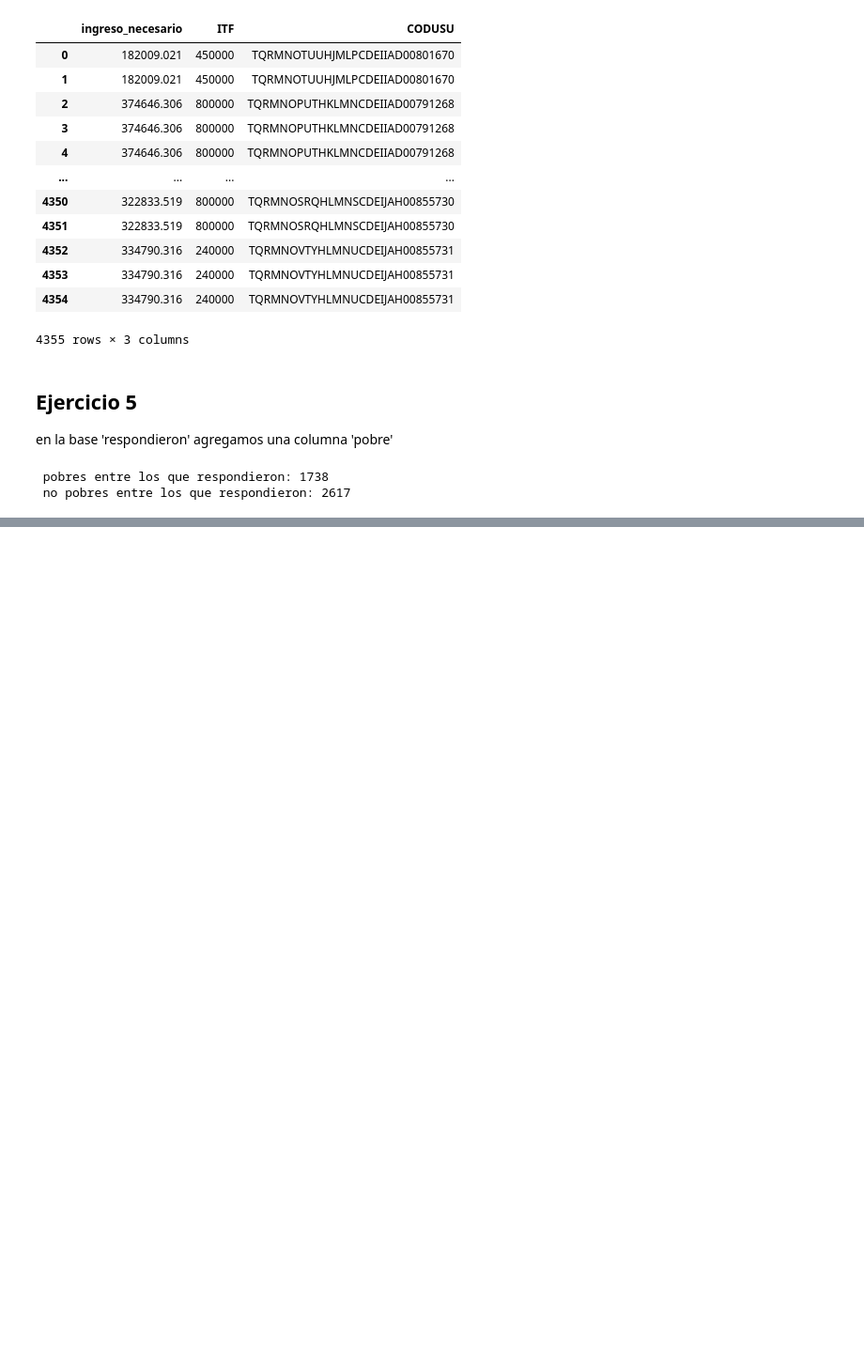
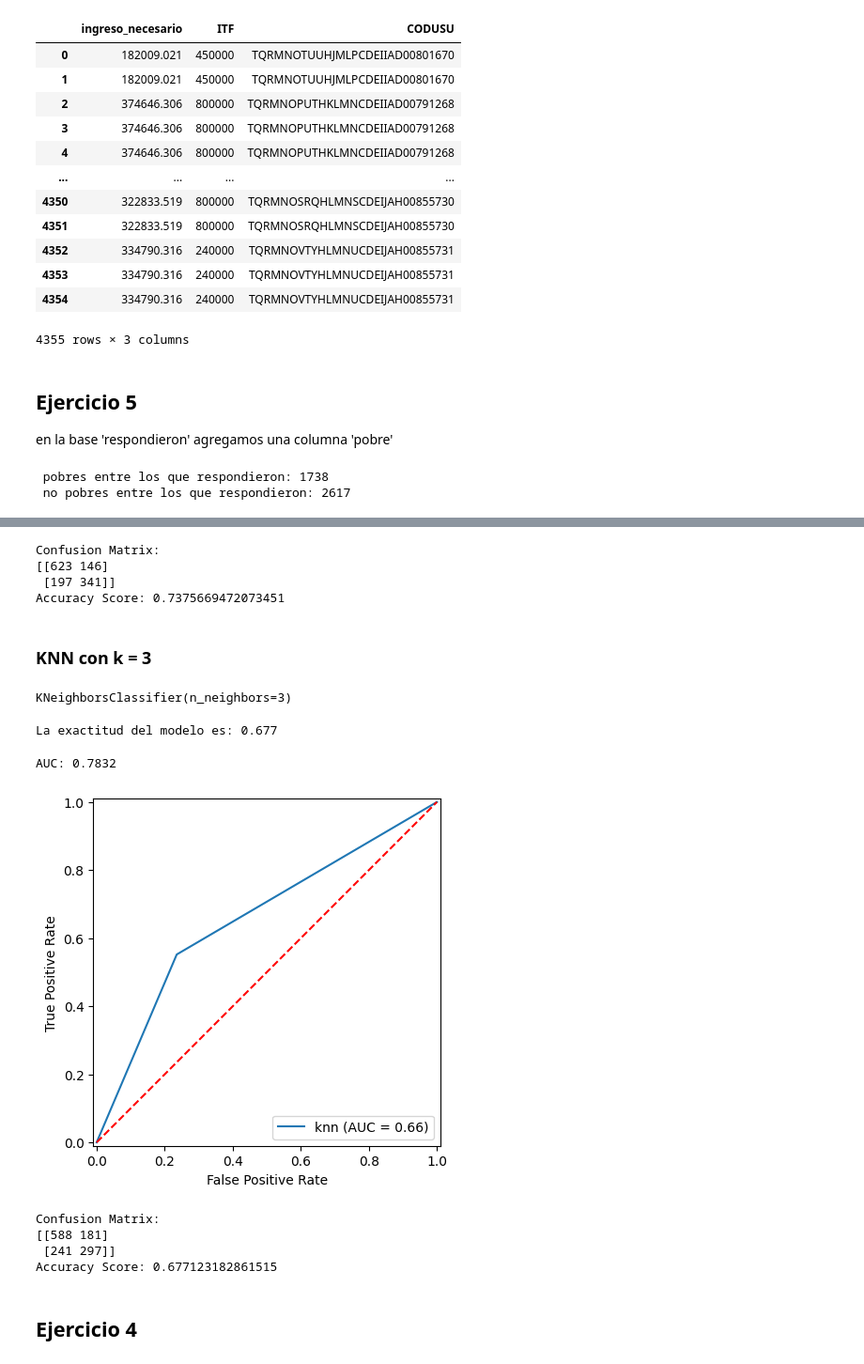
Before and after one commit to fedear402/E337-BD-TPS-G1, a Jupyter notebook: TP3/TP3_Albareti_Lopez_Mettola.ipynb, the cells around one changed output, grey strips where cells are left out. Shown at 94% size. Cells and saved outputs as stored; diff of their text form; code cells hidden in the pictures; blank space fills up the shorter version.

```diff
--- a/TP3/TP3_Albareti_Lopez_Mettola.ipynb
+++ b/TP3/TP3_Albareti_Lopez_Mettola.ipynb
@@ -258,0 +417,54 @@ print(" pobres entre los que respondieron:", len(respondieron[respondieron['pobr
+# %%
+#Matriz de confusión
+matriz_confusion_LDA = confusion_matrix(y_test, y_test_pred_lda)
+
+print('Confusion Matrix:')
+print(matriz_confusion_LDA)
+print('Accuracy Score:', accuracy_score(y_test, y_test_pred_lda))
+# %% [output]
+Confusion Matrix:
+[[623 146]
+ [197 341]]
+Accuracy Score: 0.7375669472073451
+# %% [markdown]
+### KNN con k = 3
+# %%
+#Seleccionamos 3 vecindarios
+knn = KNeighborsClassifier(n_neighbors=3)
+knn.fit(X_train, y_train)
+# %% [output]
+KNeighborsClassifier(n_neighbors=3)
+# %%
+y_test_pred_knn = knn.predict(X_test)
+accuracy_knn = accuracy_score(y_test, y_test_pred_knn)
+print("La exactitud del modelo es: %.3f" %accuracy_knn)
+# %% [output]
+La exactitud del modelo es: 0.677
+# %%
+#Curva de ROC y AUC
+auc_KNN = roc_auc_score(y_test, y_test_pred_knn)
+print('AUC: %.4f' % auc)
+fpr, tpr, thresholds = roc_curve(y_test, y_test_pred_knn)
+# %% [output]
+AUC: 0.7832
+# %%
+display = RocCurveDisplay(fpr=fpr, tpr=tpr, roc_auc=auc_KNN, estimator_name='knn')
+display.plot()
+plt.plot([0, 1], [0, 1], color='red', linestyle='--')
+plt.show()
+# %% [output]
+[figure, added]
+# %%
+#Matriz de confusión
+matriz_confusion_KNN = confusion_matrix(y_test, y_test_pred_knn)
+
+print('Confusion Matrix:')
+print(matriz_confusion_KNN)
+print('Accuracy Score:', accuracy_score(y_test, y_test_pred_knn))
+# %% [output]
+Confusion Matrix:
+[[588 181]
+ [241 297]]
+Accuracy Score: 0.677123182861515
+# %% [markdown]
+## Ejercicio 4
```
Also changed, not shown: parts of 26 cells of this notebook.
